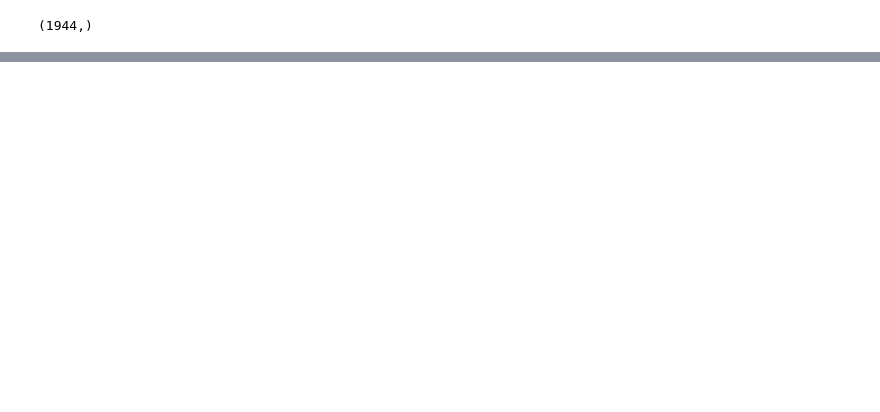
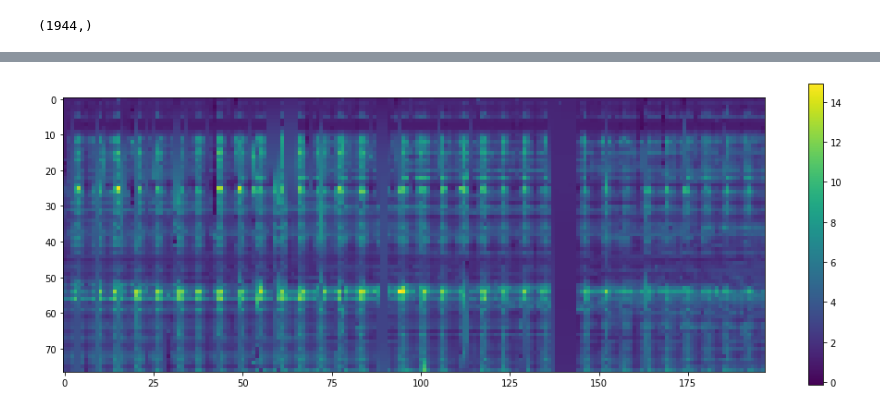
Before and after one commit to Skydive/ENS_M1_Stage_2022, a Jupyter notebook: EarthEngine/Process_Lhasa.ipynb, the cells around one changed output, grey strips where cells are left out. Saved outputs shown, nothing was run; the diff lists cells and outputs as text; code cells hidden in the pictures; blank space fills up the shorter version.

```diff
--- a/EarthEngine/Process_Lhasa.ipynb
+++ b/EarthEngine/Process_Lhasa.ipynb
@@ -35,0 +122,16 @@ Ideal Spacing:
+# %%
+xt_data = Z.copy()
+mask = np.ones(xt_data.shape);
+mask[np.isnan(xt_data)] = 0;
+xt_data[np.isnan(xt_data)] = 0;
+
+sigma = 0.05
+tau = 0.99/(1 + 4*sigma);
+xt_cp, *_ = ChambollePockDenoisingTVinpainting(xt_data, mask,
+    lamb=np.array([0.001, 0.05]),
+    tau=tau,sigma=sigma,Niter=5000)
+plt.figure(figsize=(17, 6));
+plt.imshow(xt_cp);
+plt.colorbar();
+# %% [output]
+[figure, added]
```
Also changed, not shown: parts of 5 cells of this notebook, 8 other files.
